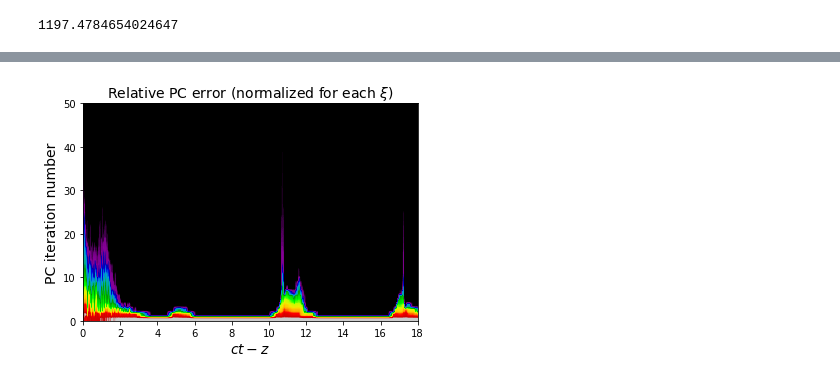
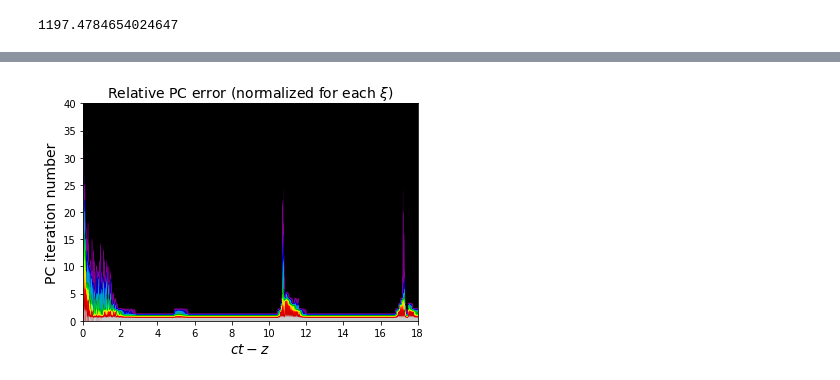
Before and after one commit to viktoriiazakharova/QSA_PWFA, a Jupyter notebook: example/sim_test_new.ipynb, the cells around one changed output, grey strips where cells are left out. Drawn from its saved outputs; the diff is of its cells as text; code cells hidden in the pictures.

```diff
--- a/example/sim_test_new.ipynb
+++ b/example/sim_test_new.ipynb
@@ -69,7 +69,7 @@ sim.diagnostics = [
 beam_fld = GaussianBeam(n_b, R_b, ksi0, R_xi)
 sim.add_external_field(beam_fld)
 
-sim.run(iter_max=50, rel_err_max=5e-3, mixing_factor=0.08, track_convergence=True)
+sim.run(iter_max=40, rel_err_max=1e-2, mixing_factor=0.05, track_convergence=True)
 # %%
 for diag in sim.diagnostics:
     ext = np.array([diag.xi.min(),
@@ -115,14 +107,22 @@ for ixi in range(N_xi_err):
 # %%
+N_xi_err = len(sim.err_rel_list)
+iter_max = 40
+ext = [0, L_xi, 0, iter_max]
+
+error_map = np.zeros( (iter_max, N_xi_err) )
+
+for ixi in range(N_xi_err):
+    err_rel_loc = sim.err_rel_list[ixi]
+    error_map[:len(err_rel_loc), ixi] = err_rel_loc
+
 plt.figure()
-iter_max = 50
-ext = [0, L_xi, 0, iter_max]
 
 plt.imshow(error_map / error_map.max(0)[None, :],
            origin='lower', aspect='auto',
            extent=ext, cmap=plt.cm.nipy_spectral)
 
 plt.xlabel(r'$ct-z$', fontsize=14)
 plt.ylabel(r'PC iteration number', fontsize=14)
 plt.title(r'Relative PC error (normalized for each $\xi$)', fontsize=14);
 # %% [output]
-[figure, old version]
+[figure, new version]
```
Also changed, not shown: parts of 3 cells of this notebook, 1 other file.
